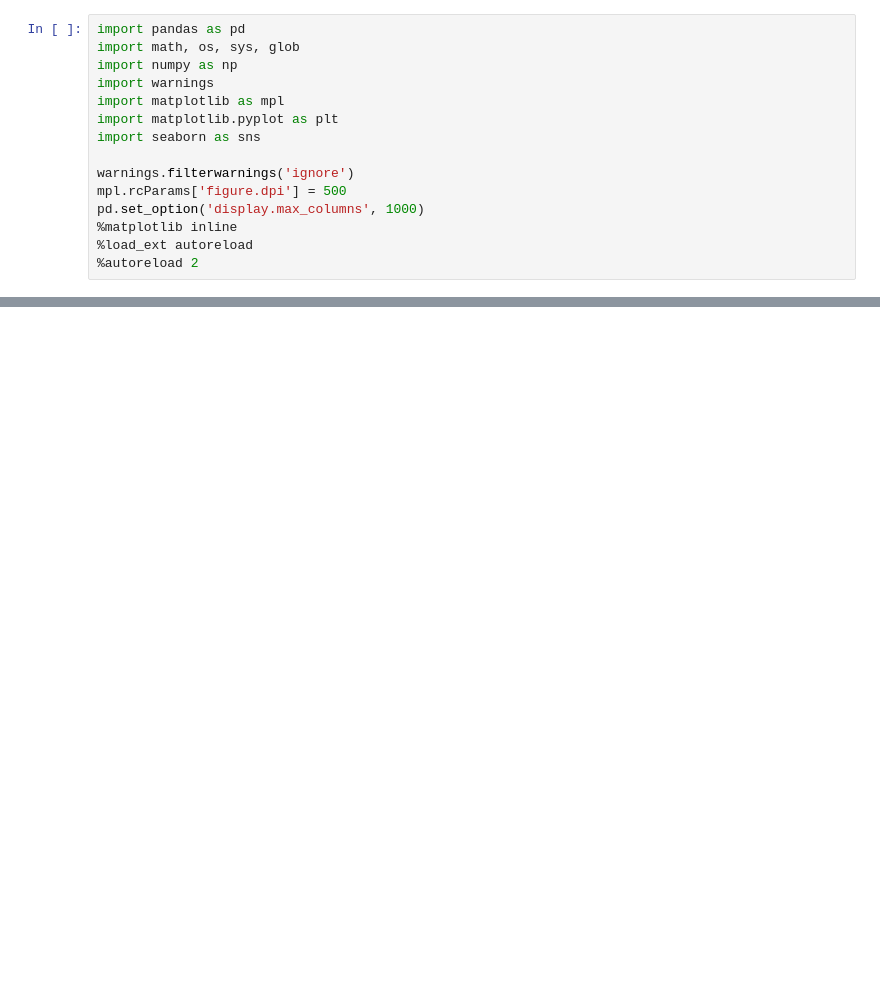
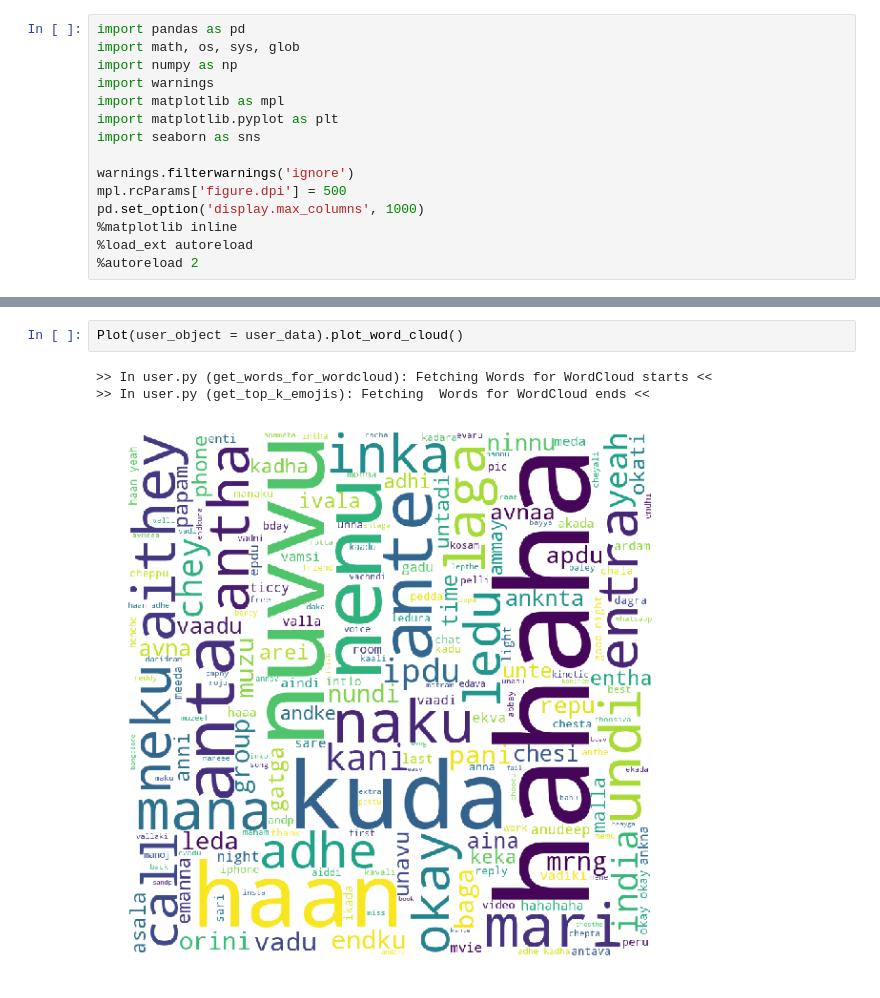
Before and after one commit to kartheekpnsn/chat-explore, a Jupyter notebook: notebooks/explore-chat.ipynb, the cells around one changed output, grey strips where cells are left out. Saved outputs shown, nothing was run; the diff lists cells and outputs as text; blank space fills up the shorter version.

```diff
--- a/notebooks/explore-chat.ipynb
+++ b/notebooks/explore-chat.ipynb
@@ -279,0 +241,6 @@ for each_user in np.unique(pd_data['User']):
+# %%
+Plot(user_object = user_data).plot_word_cloud()
+# %% [output]
+>> In user.py (get_words_for_wordcloud): Fetching Words for WordCloud starts <<
+>> In user.py (get_top_k_emojis): Fetching  Words for WordCloud ends <<
+[figure, added]
```
Also changed, not shown: parts of 57 cells of this notebook, 7 other files.
